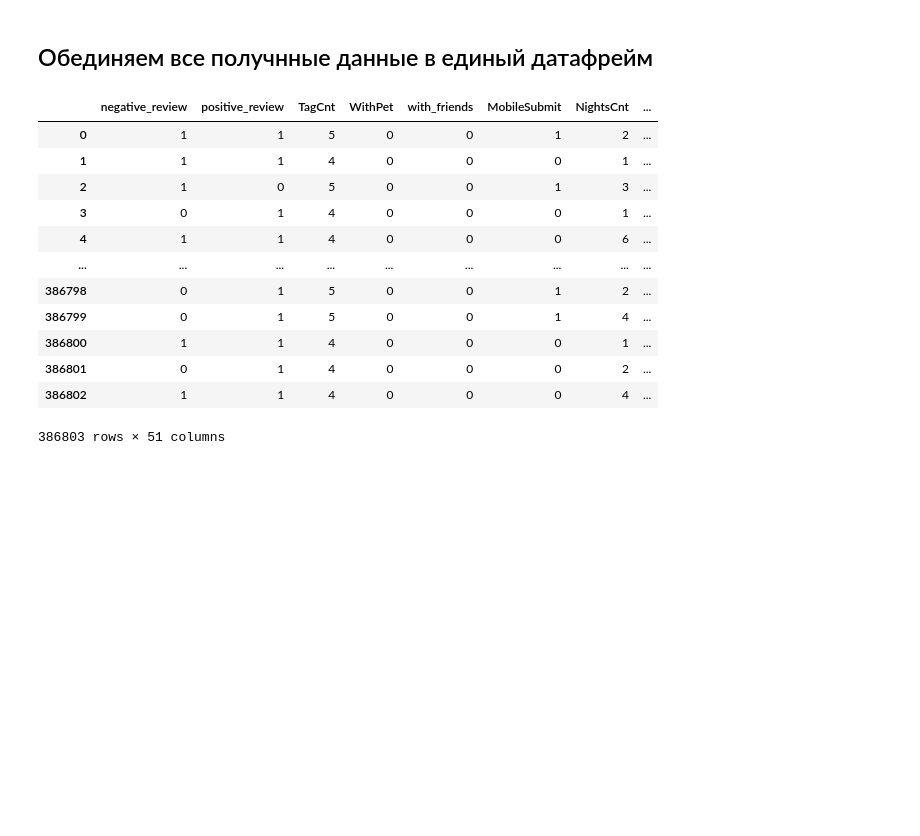
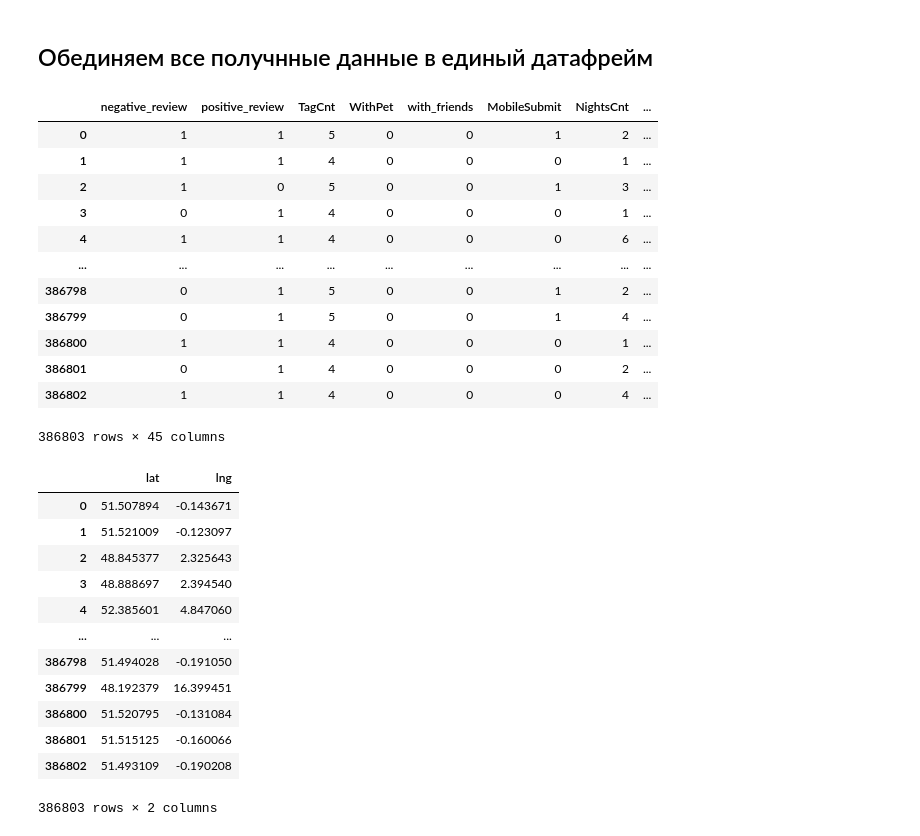
Before and after one commit to YarikKa2/EDA_Feature_Engineering__StudyProject_3, a Jupyter notebook: code/EDA_FeatureEng.ipynb, the cells around one changed output. Saved outputs shown, nothing was run; the diff lists cells and outputs as text; code cells hidden in the pictures; blank space fills up the shorter version.

```diff
--- a/code/EDA_FeatureEng.ipynb
+++ b/code/EDA_FeatureEng.ipynb
@@ -491,7 +509,6 @@ TagData_encoded = TagData_encoded.drop(['triptype', 'n_people',
 # Обединяем все в один финальный датафрейм с закодированными переменными
 ObjDataHotel_encoded = pd.concat([ObjDataHotel,
                                   TagData_encoded,
-                                  HotelCntry_dummies,
                                   BinHotlname,
                                   BinRewNation,
                                   review_days], axis=1)
@@ -515,4 +532,64 @@ ObjDataHotel_encoded
 | 386800 | 1 | 1 | 4 | 0 | 0 | 0 | 1 | ... |
 | 386801 | 0 | 1 | 4 | 0 | 0 | 0 | 2 | ... |
 | 386802 | 1 | 1 | 4 | 0 | 0 | 0 | 4 | ... |
-386803 rows × 51 columns
+386803 rows × 45 columns
+# %%
+NumDataHotel = hotels_data.drop(['hotel_address', 'hotel_name',
+                            'reviewer_nationality', 'negative_review',
+                            'positive_review', 'tags', 'days_since_review'], axis=1)
+
+
+
+HotelLngLat = NumDataHotel[['lat', 'lng']]
+HotelLngLat['country'] = ObjDataHotel['hotel_country']
+# %%
+# Создаем список стран
+country_lst = HotelLngLat['country'].value_counts().index.tolist()
+
+# Создаем пустой датафрейм
+InitialDf = pd.DataFrame()
+
+# Инициализируем цикл for который будет заполнять na модальным в соответсвии со страной
+for i in country_lst:
+
+    # Создаем сабсет данных
+    subset = HotelLngLat[HotelLngLat['country'] == i]
+
+
+    # Определяем моду по широте (lat) и заполняем ею значения na
+    lat_mode_val = subset['lat'].mode()[0]
+    subset['lat'] = subset['lat'].fillna(lat_mode_val)
+
+
+    # Создаем соответсвующий этой широте список долгот (lng) и
+    # выбираем самое часто встречаемое значение [0]
+    ModeMask = subset['lat'] == lat_mode_val
+    lng_mode_val = subset[ModeMask].lng.value_counts().index[0]
+
+
+    # Заполняем этим значением na в признаке долгота (lng)
+    subset['lng'] = subset['lng'].fillna(lng_mode_val)
+
+
+    # Присоединяем к InitialDf и сортируем по индексам
+    InitialDf = pd.concat([InitialDf, subset], axis=0).sort_index()
+
+
+# InitialDf == HotelLngLat
+
+InitialDf = InitialDf.drop('country', axis=1)
+InitialDf
+# %% [output]
+|  | lat | lng |
+| 0 | 51.507894 | -0.143671 |
+| 1 | 51.521009 | -0.123097 |
+| 2 | 48.845377 | 2.325643 |
+| 3 | 48.888697 | 2.394540 |
+| 4 | 52.385601 | 4.847060 |
+| ... | ... | ... |
+| 386798 | 51.494028 | -0.191050 |
+| 386799 | 48.192379 | 16.399451 |
+| 386800 | 51.520795 | -0.131084 |
+| 386801 | 51.515125 | -0.160066 |
+| 386802 | 51.493109 | -0.190208 |
+386803 rows × 2 columns
```
Also changed, not shown: parts of 5 cells of this notebook, 1 other file.
